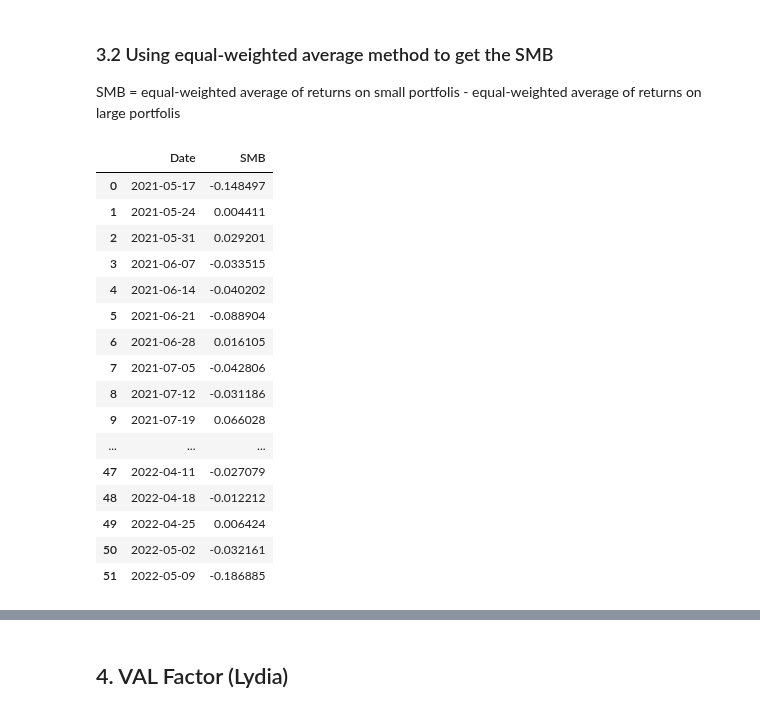
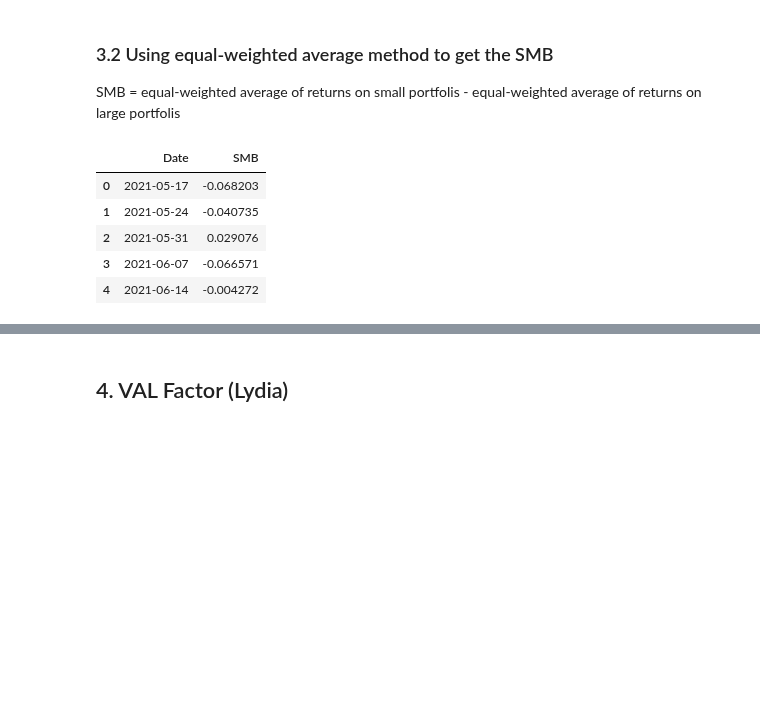
Before and after one commit to PracticumCrypto/C5-Analyzer, a Jupyter notebook: Deliver_version.ipynb, the cells around one changed output, grey strips where cells are left out. Drawn from its saved outputs; the diff is of its cells as text; code cells hidden in the pictures; blank space fills up the shorter version.

```diff
--- a/Deliver_version.ipynb
+++ b/Deliver_version.ipynb
@@ -301,16 +301,28 @@ def StoppedTrading(sample: pd.DataFrame):
     orgcols = list(sample.columns)
     orgcols.remove('RiskFree')
 
+
+
     for index in sample['Asset'].unique().tolist():
         syntax = f"Asset == '{index}'"
         segment = sample.query(syntax)
 
+##### remove stable crypto currencies ####
+        cr_var = segment.Price.var()
+        cr_mean = segment.Price.mean()
+        var_per = math.sqrt(cr_var)/cr_mean
+
+
         if (segment['Price'][-4:].isnull().sum() < 4):
-            temp = pd.DataFrame()
-            temp[orgcols] = segment[orgcols]
-            temp['RiskFree'] = segment[['RiskFree']].interpolate(
-                method='linear', limit_direction='forward', axis=0)
-            validFrame = pd.concat([validFrame, temp], ignore_index=True)
+
+            # set threshold as 0.01, if the standard variance of the crypto price is less than 0.5% of the mean of the price,
+            # then I consider it as stable currency.
+            if var_per > 0.01:
+                temp = pd.DataFrame()
+                temp[orgcols] = segment[orgcols]
+                temp['RiskFree'] = segment[['RiskFree']].interpolate(
+                    method='linear', limit_direction='forward', axis=0)
+                validFrame = pd.concat([validFrame, temp], ignore_index=True)
 
     return validFrame
 # %% [markdown]
@@ -486,25 +525,14 @@ smallport = smallCap.groupby('Date')['Return'].mean().reset_index(name='SmallPor
 smallport['SMB'] = smallport['SmallPortReturn'] - largeport['LargePortReturn']
 SMB_f = smallport[['Date','SMB']]
 # %%
-SMB_f
+SMB_f.head()
 # %% [output]
 |  | Date | SMB |
-| 0 | 2021-05-17 | -0.148497 |
-| 1 | 2021-05-24 | 0.004411 |
-| 2 | 2021-05-31 | 0.029201 |
-| 3 | 2021-06-07 | -0.033515 |
-| 4 | 2021-06-14 | -0.040202 |
-| 5 | 2021-06-21 | -0.088904 |
-| 6 | 2021-06-28 | 0.016105 |
-| 7 | 2021-07-05 | -0.042806 |
-| 8 | 2021-07-12 | -0.031186 |
-| 9 | 2021-07-19 | 0.066028 |
-| ... | ... | ... |
-| 47 | 2022-04-11 | -0.027079 |
-| 48 | 2022-04-18 | -0.012212 |
-| 49 | 2022-04-25 | 0.006424 |
-| 50 | 2022-05-02 | -0.032161 |
-| 51 | 2022-05-09 | -0.186885 |
+| 0 | 2021-05-17 | -0.068203 |
+| 1 | 2021-05-24 | -0.040735 |
+| 2 | 2021-05-31 | 0.029076 |
+| 3 | 2021-06-07 | -0.066571 |
+| 4 | 2021-06-14 | -0.004272 |
 # %%
 from matplotlib.pyplot import figure
 import matplotlib.pyplot as plt
```
Also changed, not shown: parts of 28 cells of this notebook, 5 other files.
